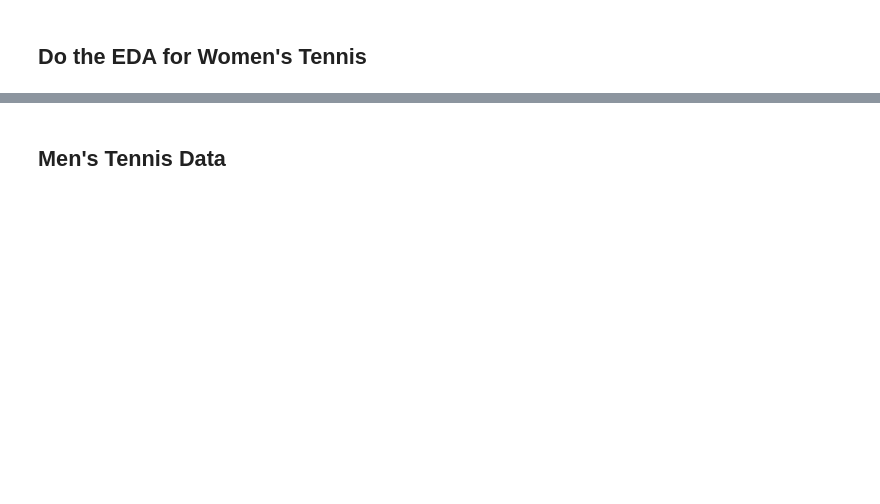
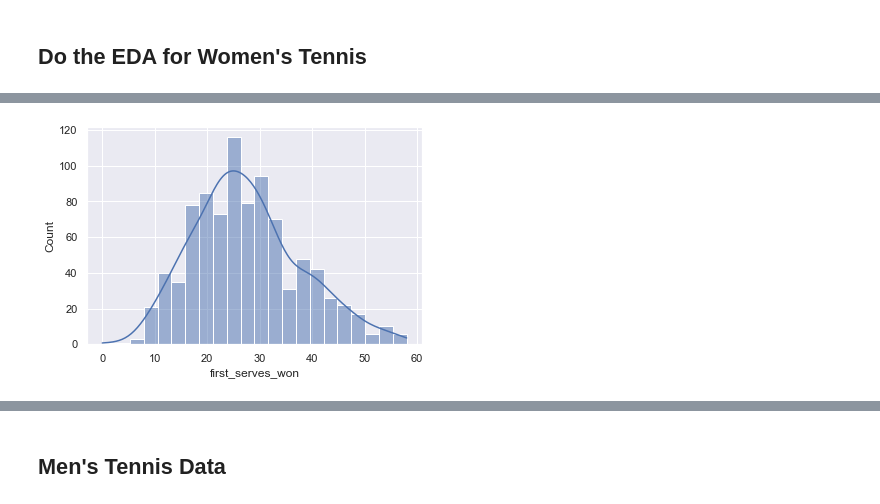
Before and after one commit to zacmcnulty123/reasoning_under_uncertainty, a Jupyter notebook: Project/Tennis.ipynb, the cells around one changed output, grey strips where cells are left out. Drawn from its saved outputs; the diff is of its cells as text; code cells hidden in the pictures; blank space fills up the shorter version.

```diff
--- a/Project/Tennis.ipynb
+++ b/Project/Tennis.ipynb
@@ -424,0 +455,4 @@ del w_tennis["Result"]
+# %%
+ax = sns.histplot(w_tennis['first_serves_won'], kde=True)
+# %% [output]
+[figure, added]
```
Also changed, not shown: parts of 170 cells of this notebook, 1 other file.
